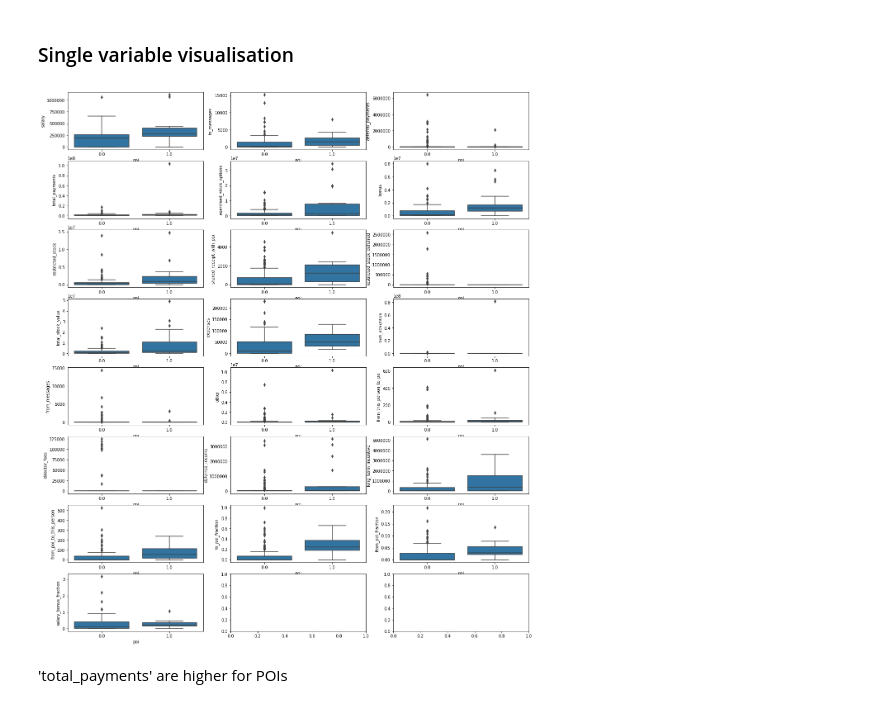
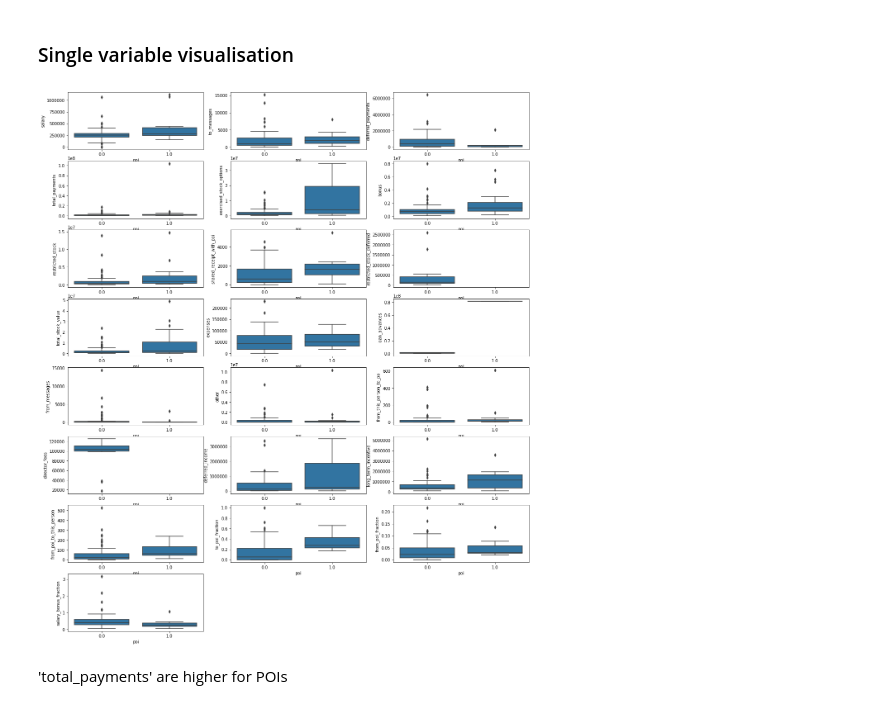
Before and after one commit to ekaraseva/Enron-fraud, a Jupyter notebook: poi_id.ipynb, the cells around one changed output. Saved outputs shown, nothing was run; the diff lists cells and outputs as text; code cells hidden in the pictures.

```diff
--- a/poi_id.ipynb
+++ b/poi_id.ipynb
@@ -307,9 +293,9 @@ data_dict['BHATNAGAR SANJAY']['restricted_stock']=   2604490
 data_dict['BHATNAGAR SANJAY']['restricted_stock_deferred']= -2604490
 data_dict['BHATNAGAR SANJAY']['total_stock_value']=15456290
 # %%
-enron_df.loc[enron_df['name']=='BHATNAGAR SANJAY','other']= 0
+enron_df.loc[enron_df['name']=='BHATNAGAR SANJAY','other']= np.nan
 enron_df.loc[enron_df['name']=='BHATNAGAR SANJAY','expenses']=137864
-enron_df.loc[enron_df['name']=='BHATNAGAR SANJAY','director_fees']=0
+enron_df.loc[enron_df['name']=='BHATNAGAR SANJAY','director_fees']=np.nan
 enron_df.loc[enron_df['name']=='BHATNAGAR SANJAY','total_payments']= 137864
 enron_df.loc[enron_df['name']=='BHATNAGAR SANJAY','exercised_stock_options']= 15456290
 enron_df.loc[enron_df['name']=='BHATNAGAR SANJAY','restricted_stock']=   2604490
@@ -463,7 +461,7 @@ enron_df.drop(enron_df[enron_df['name']=='LOCKHART EUGENE E'].index[0], inplace=
 to_poi_fraction, from_poi_fraction, salary/bonus_fraction
 # %%
 enron_df['to_poi_fraction'] = enron_df['from_this_person_to_poi'] / enron_df['from_messages']
-enron_df['to_poi_fraction']=enron_df['to_poi_fraction'].fillna(0)
+#enron_df['to_poi_fraction']=enron_df['to_poi_fraction'].fillna(0)
 enron_df['to_poi_fraction'].replace(np.inf, 0, inplace=True)
 enron_df[['to_poi_fraction','from_this_person_to_poi','from_messages'] ].head()
 # %% [output]
@@ -476,6 +480,6 @@ enron_df[['to_poi_fraction','from_this_person_to_poi','from_messages'] ].head()
 # %%
 enron_df['from_poi_fraction'] = enron_df['from_poi_to_this_person'] / enron_df['to_messages']
-enron_df['from_poi_fraction']=enron_df['from_poi_fraction'].fillna(0)
+#enron_df['from_poi_fraction']=enron_df['from_poi_fraction'].fillna(0)
 enron_df['from_poi_fraction'].replace(np.inf, 0, inplace=True)
 enron_df[['from_poi_fraction','from_poi_to_this_person','to_messages'] ].head()
 # %% [output]
@@ -488,6 +498,6 @@ enron_df[['from_poi_fraction','from_poi_to_this_person','to_messages'] ].head()
 # %%
 enron_df['salary_bonus_fraction']=enron_df['salary']/enron_df['bonus']
-enron_df['salary_bonus_fraction']=enron_df['salary_bonus_fraction'].fillna(0)
+#enron_df['salary_bonus_fraction']=enron_df['salary_bonus_fraction'].fillna(0)
 enron_df['salary_bonus_fraction'].replace(np.inf, 0, inplace=True)
 enron_df[['salary_bonus_fraction', 'salary', 'bonus']].head()
 # %% [output]
@@ -521,27 +539,29 @@ enron_df['deferred_income'].replace(-0.0, 0, inplace=True)
 # %%
 numeric_columns=['salary', 'to_messages', 'deferral_payments', 'total_payments',
        'exercised_stock_options', 'bonus', 'restricted_stock',
        'shared_receipt_with_poi', 'restricted_stock_deferred',
        'total_stock_value', 'expenses', 'loan_advances', 'from_messages',
        'other', 'from_this_person_to_poi',  'director_fees',
        'deferred_income', u'long_term_incentive', 'from_poi_to_this_person',
        'to_poi_fraction', 'from_poi_fraction',
        'salary_bonus_fraction']
 fig, ax = plt.subplots(8,3,figsize=(20,24))
+fig.delaxes(ax[7,1])
+fig.delaxes(ax[7,2])
 k=0
 for i in range(8):
     #print enron_df.columns[i]
     for j in range(3):
         enron_df.columns[j]
         sb.boxplot(data = enron_df, x = 'poi', y = numeric_columns[k],  color=base_color, ax=ax[i,j]);
         #ax[i,j].legend(loc=(0.01, 0.075) ,fontsize = 8);
         #ax[i.j].set_xlabel('principal component')
         #ax[1.1].set_title('Zoomed')
         k=k+1
         if k==22:
             break
 # %% [output]
-[figure, old version]
+[figure, new version]
 # %% [markdown]
 'total_payments' are higher for POIs
 # %%
```
Also changed, not shown: parts of 132 cells of this notebook.
